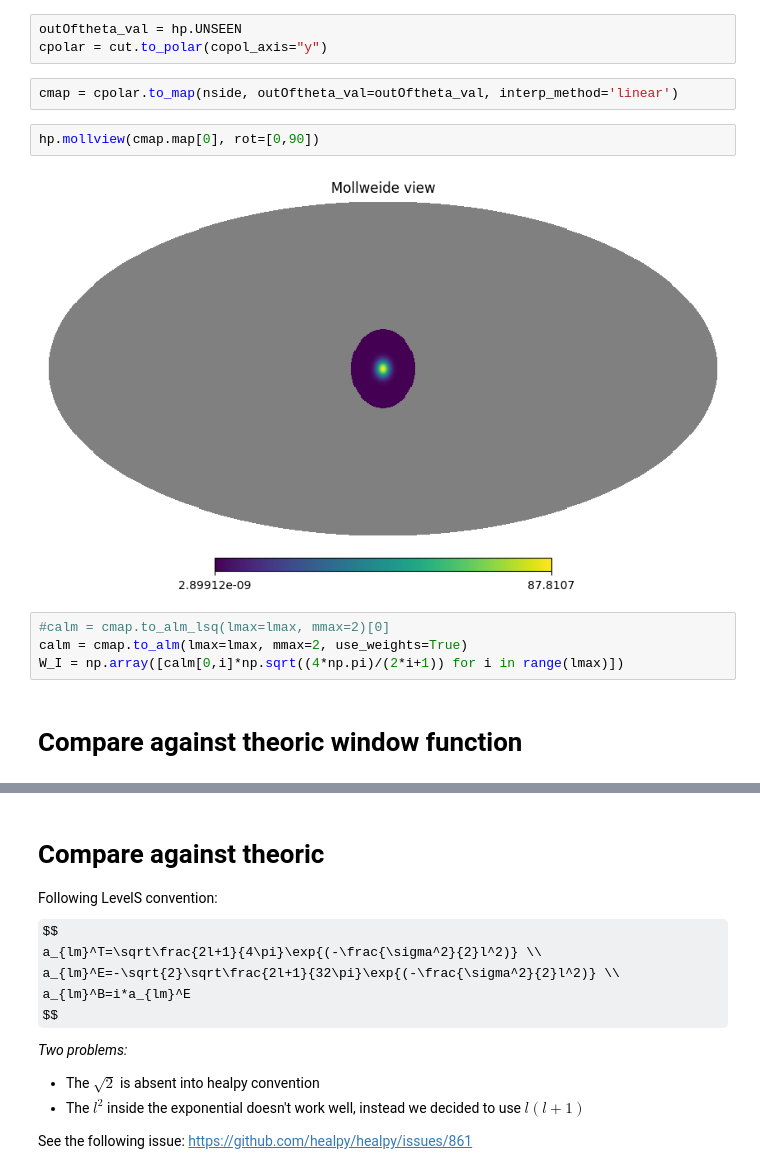
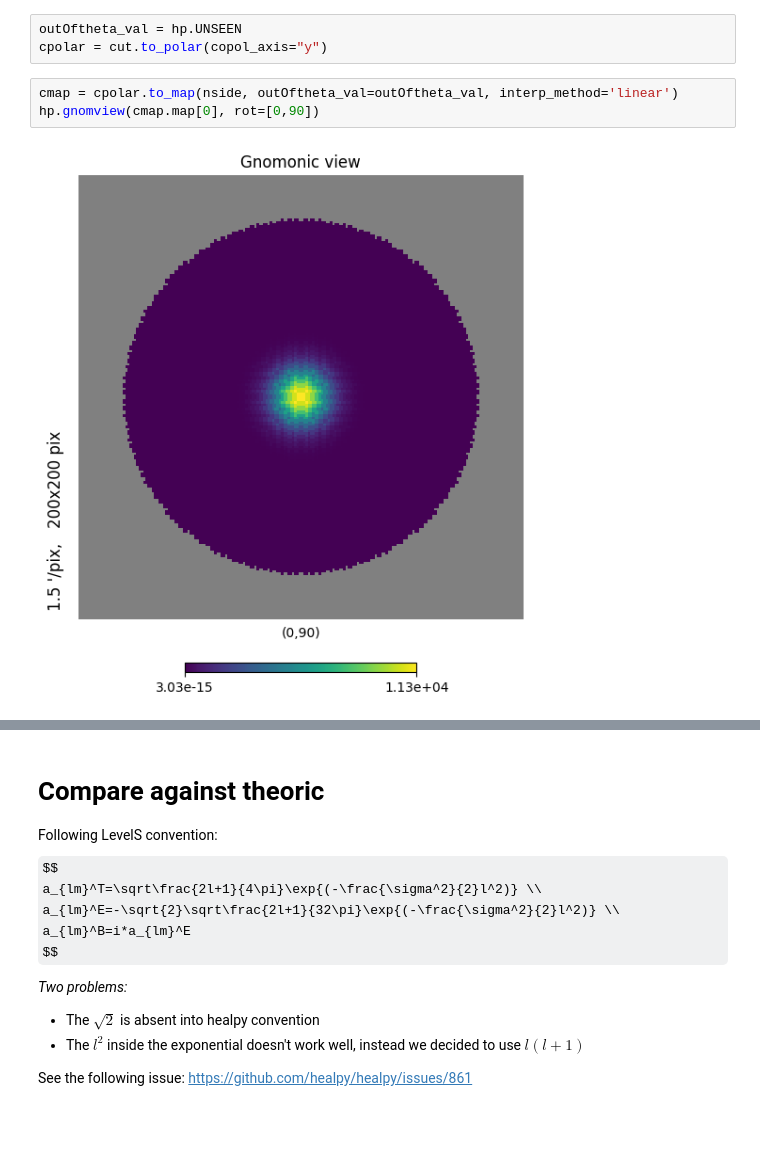
Before and after one commit to teob97/grasp2alm, a Jupyter notebook: notebooks/test.ipynb, the cells around one changed output, grey strips where cells are left out. Saved outputs shown, nothing was run; the diff lists cells and outputs as text; some formulas as TeX source; blank space fills up the shorter version.

```diff
--- a/notebooks/test.ipynb
+++ b/notebooks/test.ipynb
@@ -63,13 +67,6 @@ outOftheta_val = hp.UNSEEN
 cpolar = cut.to_polar(copol_axis="y")
 # %%
 cmap = cpolar.to_map(nside, outOftheta_val=outOftheta_val, interp_method='linear')
+hp.gnomview(cmap.map[0], rot=[0,90])
+# %% [output]
+[figure, added]
-# %%
-hp.mollview(cmap.map[0], rot=[0,90])
-# %% [output]
-[figure, removed]
-# %%
-#calm = cmap.to_alm_lsq(lmax=lmax, mmax=2)[0]
-calm = cmap.to_alm(lmax=lmax, mmax=2, use_weights=True)
-W_I = np.array([calm[0,i]*np.sqrt((4*np.pi)/(2*i+1)) for i in range(lmax)])
-# %% [markdown]
-# Compare against theoric window function
```
Also changed, not shown: parts of 15 cells of this notebook.
